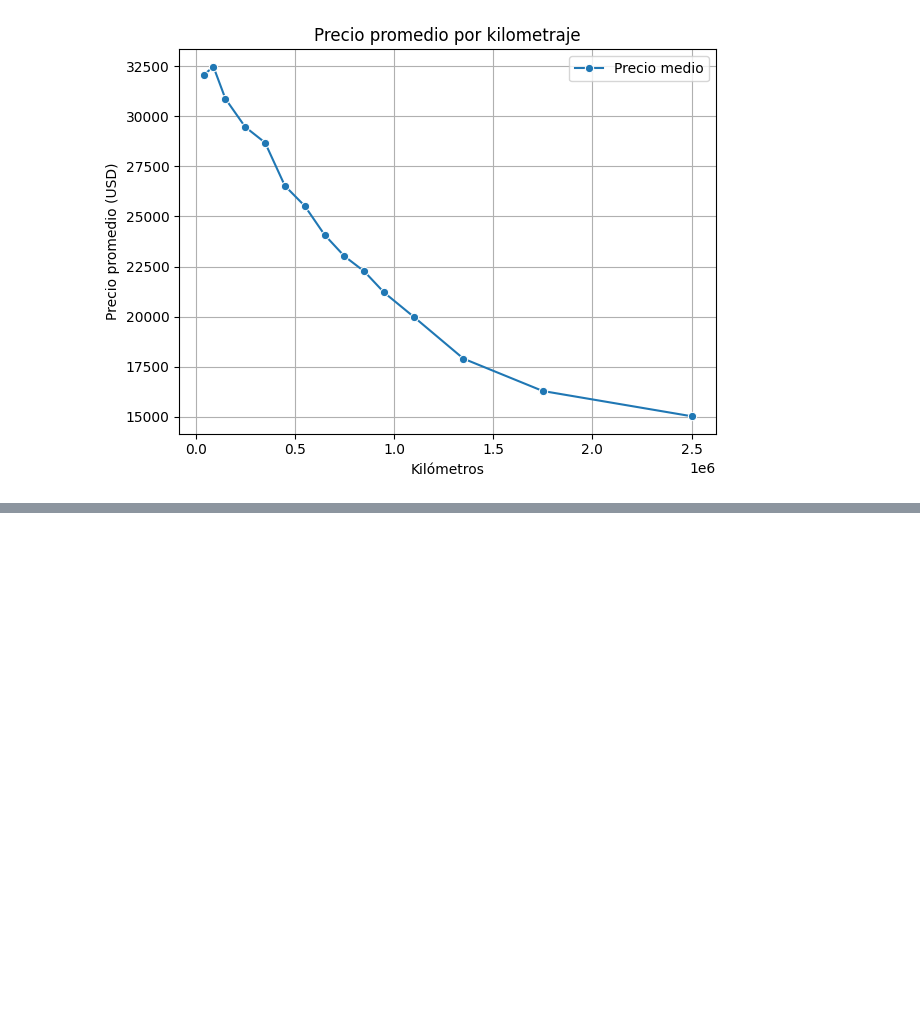
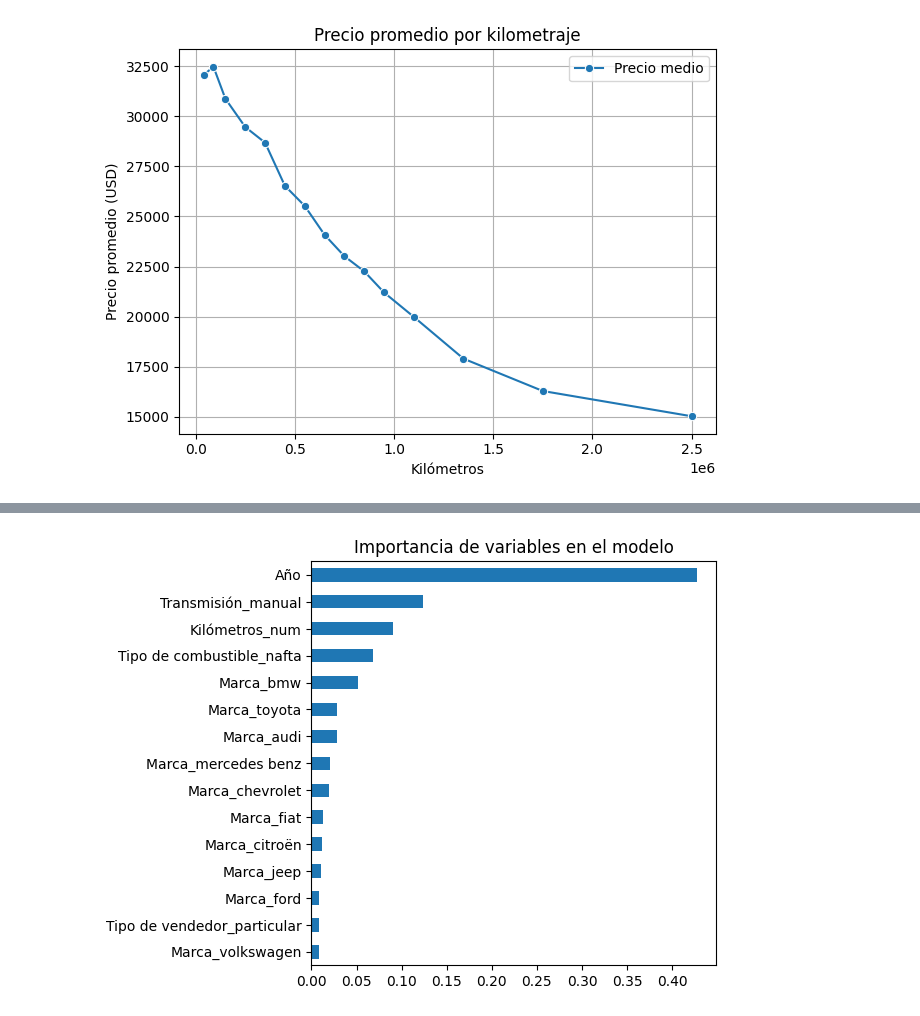
Before and after one commit to Sdomato/Proyecto-final-ML, a Jupyter notebook: datasetbasico.ipynb, the cells around one changed output, grey strips where cells are left out. Drawn from its saved outputs; the diff is of its cells as text; code cells hidden in the pictures; blank space fills up the shorter version.

```diff
--- a/datasetbasico.ipynb
+++ b/datasetbasico.ipynb
@@ -804,3 +809,10 @@ Passing `palette` without assigning `hue` is deprecated and will be removed in v
 # %%
 #guardar el DataFrame final
 df_sin_outliers.to_csv("dataset_basico.csv", index=False)
+# %%
+from sklearn.model_selection import train_test_split
+
+X = df_sin_outliers.drop(columns='Precio_usd')
+y = df_sin_outliers['Precio_usd']
+
+X_train, X_test, y_train, y_test = train_test_split(X, y, test_size=0.2, random_state=42)
@@ -806,0 +876,14 @@ df_sin_outliers.to_csv("dataset_basico.csv", index=False)
+# %%
+import pandas as pd
+import matplotlib.pyplot as plt
+
+importancias = pd.Series(random_forest_model.feature_importances_, index=X.columns).sort_values(ascending=False)
+
+# Mostrar top 15
+importancias.head(15).plot(kind='barh')
+plt.title("Importancia de variables en el modelo")
+plt.gca().invert_yaxis()
+plt.tight_layout()
+plt.show()
+# %% [output]
+[figure, added]
```
Also changed, not shown: parts of 4 cells of this notebook, 1 other file.
